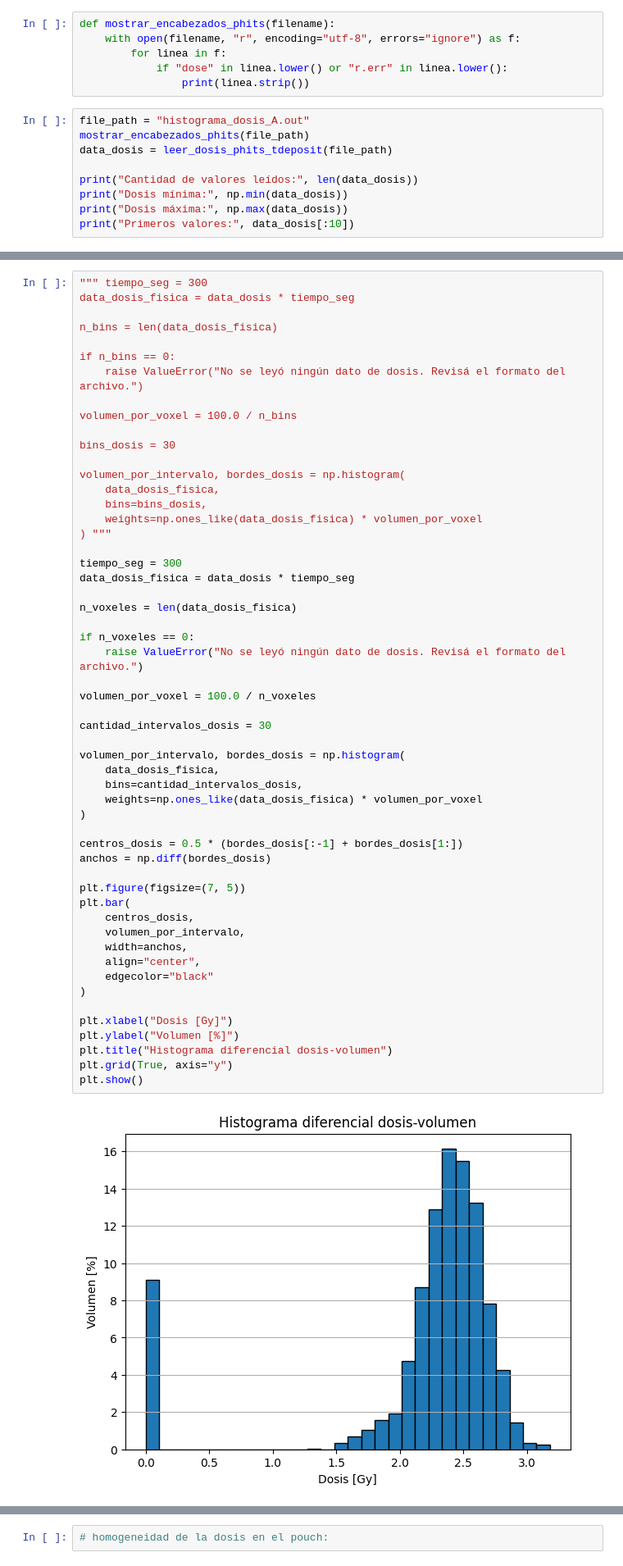
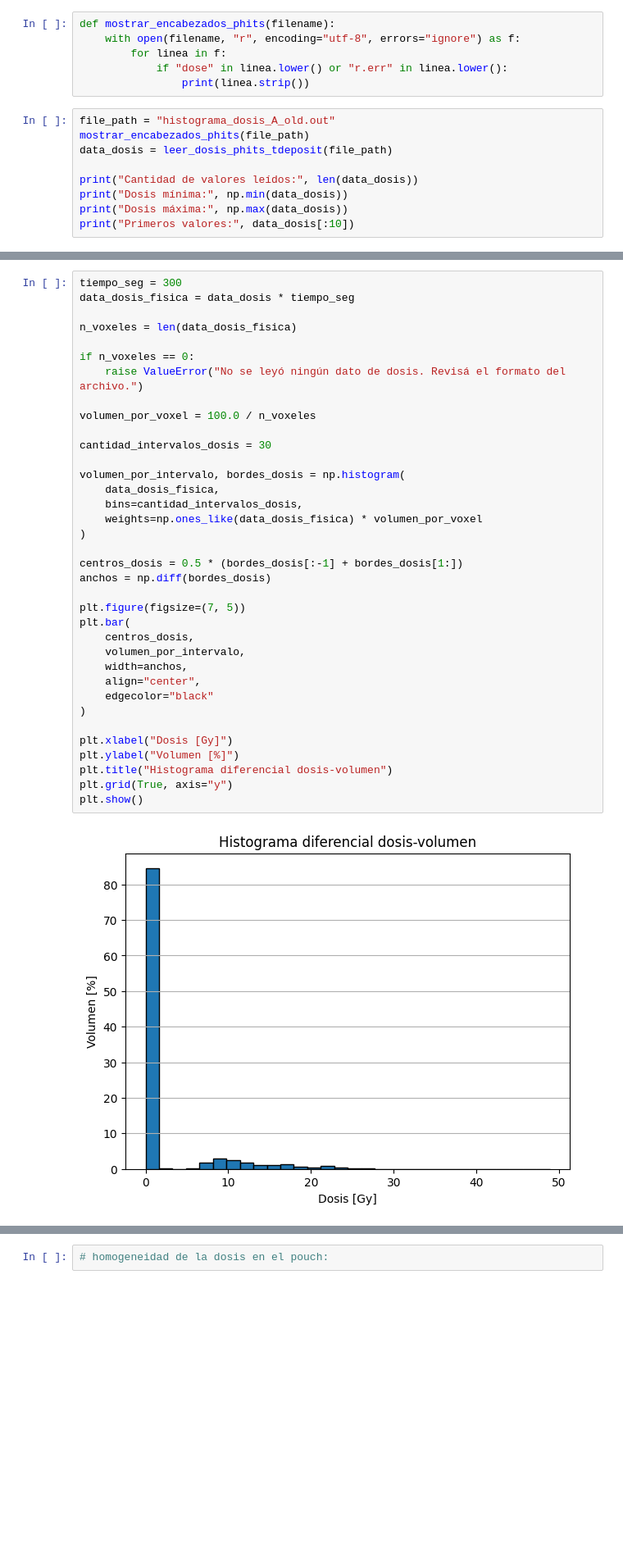
Before and after one commit to arirodriguez001/Laboratory-VI, a Jupyter notebook: Modelo irradiacion final/Modelo A/histograma_dosis-vol_A.ipynb, the cells around one changed output, grey strips where cells are left out. Shown at 82% size. Cells and saved outputs as stored; diff of their text form; blank space fills up the shorter version.

Commit message:
backup 340 batches + dosis y flujo neutrones y gammas 0.04 gel + plomo 20 mev

```diff
--- a/Modelo irradiacion final/Modelo A/histograma_dosis-vol_A.ipynb
+++ b/Modelo irradiacion final/Modelo A/histograma_dosis-vol_A.ipynb
@@ -66,7 +66,7 @@ def mostrar_encabezados_phits(filename):
             if "dose" in linea.lower() or "r.err" in linea.lower():
                 print(linea.strip())
 # %%
-file_path = "histograma_dosis_A.out"
+file_path = "histograma_dosis_A_old.out"
 mostrar_encabezados_phits(file_path)
 data_dosis = leer_dosis_phits_tdeposit(file_path)
 
@@ -94,23 +94,5 @@ Dosis máxima: 0.010604
 Primeros valores: [0. 0. 0. 0. 0. 0. 0. 0. 0. 0.]
 # %%
-""" tiempo_seg = 300
-data_dosis_fisica = data_dosis * tiempo_seg
-
-n_bins = len(data_dosis_fisica)
-
-if n_bins == 0:
-    raise ValueError("No se leyó ningún dato de dosis. Revisá el formato del archivo.")
-
-volumen_por_voxel = 100.0 / n_bins
-
-bins_dosis = 30
-
-volumen_por_intervalo, bordes_dosis = np.histogram(
-    data_dosis_fisica,
-    bins=bins_dosis,
-    weights=np.ones_like(data_dosis_fisica) * volumen_por_voxel
-) """
-
 tiempo_seg = 300
 data_dosis_fisica = data_dosis * tiempo_seg
 
@@ -120,31 +102,31 @@ if n_voxeles == 0:
     raise ValueError("No se leyó ningún dato de dosis. Revisá el formato del archivo.")
 
 volumen_por_voxel = 100.0 / n_voxeles
 
 cantidad_intervalos_dosis = 30
 
 volumen_por_intervalo, bordes_dosis = np.histogram(
     data_dosis_fisica,
     bins=cantidad_intervalos_dosis,
     weights=np.ones_like(data_dosis_fisica) * volumen_por_voxel
 )
 
 centros_dosis = 0.5 * (bordes_dosis[:-1] + bordes_dosis[1:])
 anchos = np.diff(bordes_dosis)
 
 plt.figure(figsize=(7, 5))
 plt.bar(
     centros_dosis,
     volumen_por_intervalo,
     width=anchos,
     align="center",
     edgecolor="black"
 )
 
 plt.xlabel("Dosis [Gy]")
 plt.ylabel("Volumen [%]")
 plt.title("Histograma diferencial dosis-volumen")
 plt.grid(True, axis="y")
 plt.show()
 # %% [output]
-[figure, old version]
+[figure, new version]
```
Also changed, not shown: parts of 6 cells of this notebook, 26 other files.
